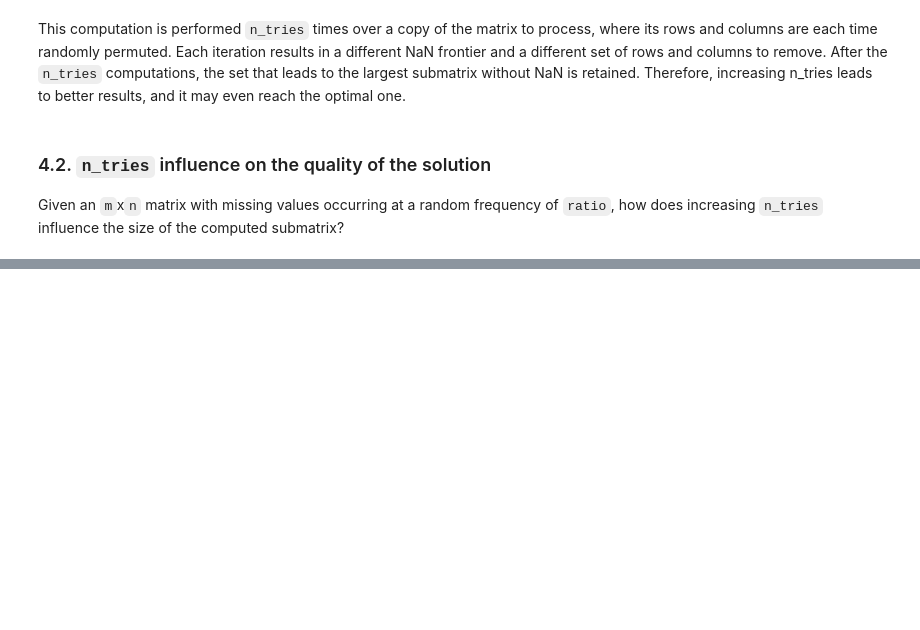
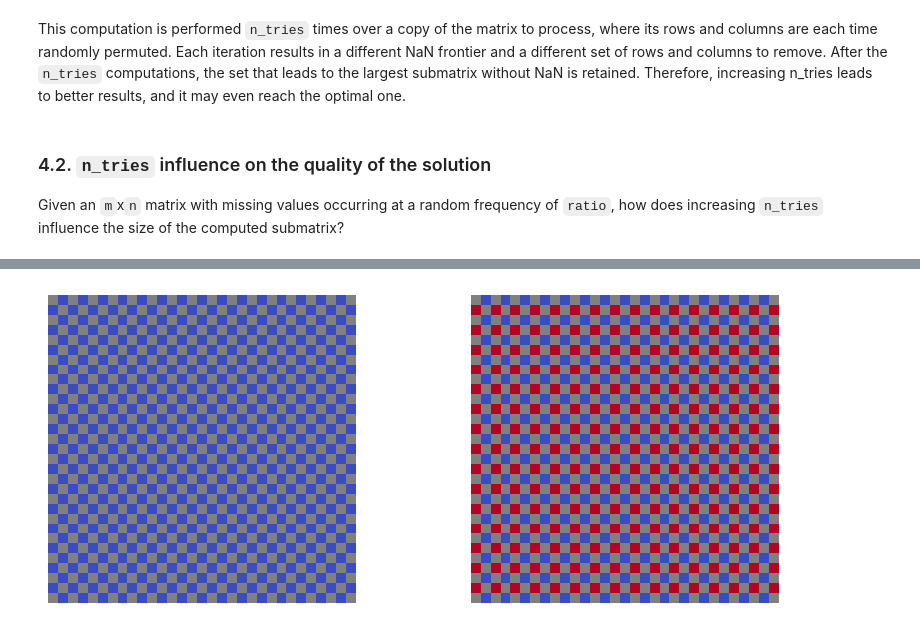
Before and after one commit to CyrilJl/OptiMask, a Jupyter notebook: notebooks/Optimask.ipynb, the cells around one changed output, grey strips where cells are left out. Drawn from its saved outputs; the diff is of its cells as text; code cells hidden in the pictures; blank space fills up the shorter version.

```diff
--- a/notebooks/Optimask.ipynb
+++ b/notebooks/Optimask.ipynb
@@ -415,0 +417,18 @@ convergence_plot(m=100, n=20, ratio=0.025, n_tries=250)
+# %%
+def solve_and_plot(x):
+    rows, cols = OptiMask().solve(x)
+    plt.figure(figsize=(10, 4))
+    plt.subplot(1, 2, 1)
+    plot(x, show=False)
+    plt.subplot(1, 2, 2)
+    plot(x, rows_to_keep=rows, cols_to_keep=cols)
+    plt.show()
+# %%
+n = 31
+# %%
+x = np.zeros((n, n))
+iy, ix = np.indices(x.shape)
+x[np.mod(iy+ix, 2) == 0] = np.nan
+solve_and_plot(x)
+# %% [output]
+[figure, added]
```
Also changed, not shown: parts of 21 cells of this notebook.
